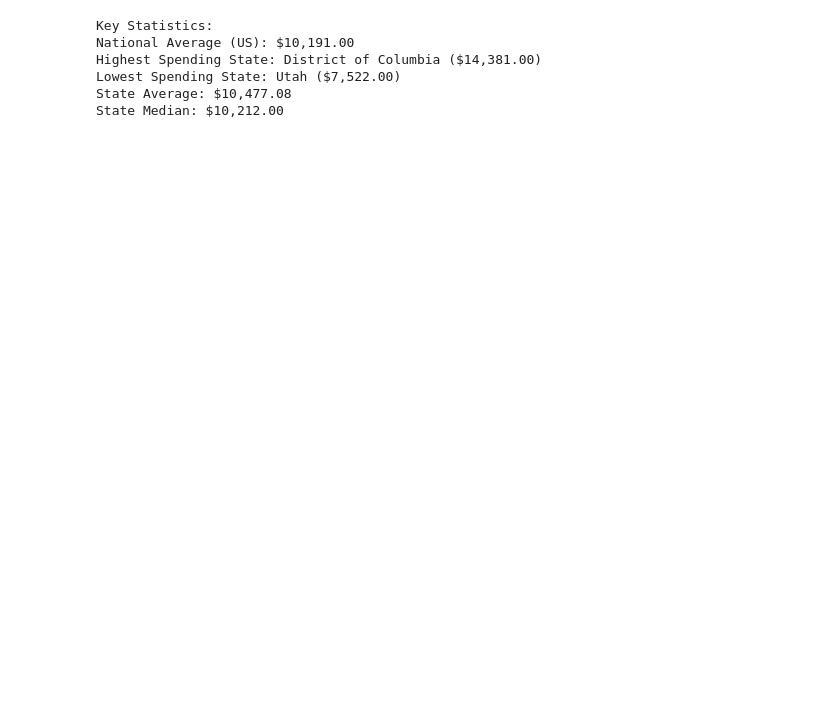
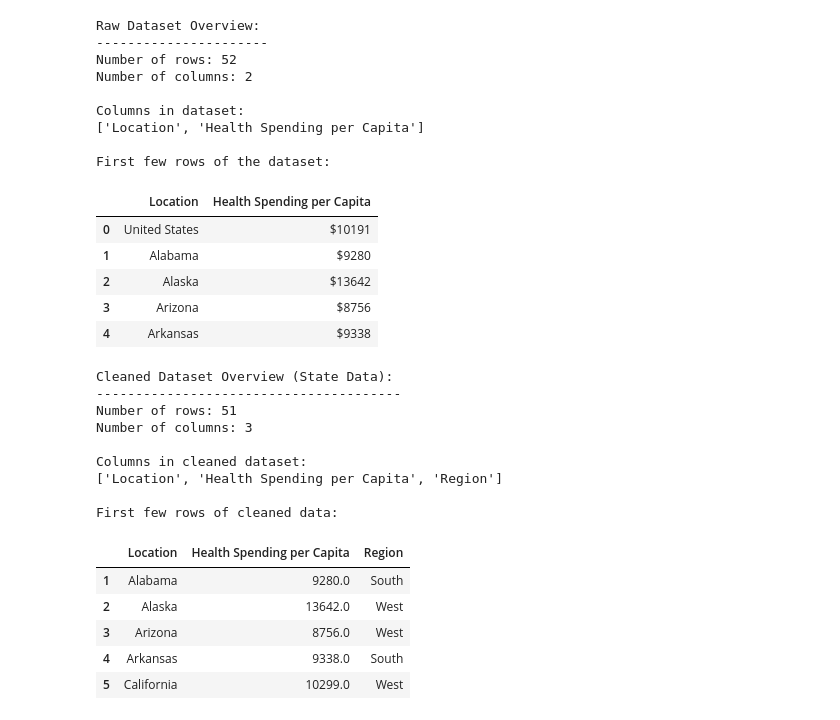
Before and after one commit to tunderscoreyler9/us-healthcare-cost-analysis, a Jupyter notebook: notebooks/01_data_loading.ipynb, the cells around one changed output. Drawn from its saved outputs; the diff is of its cells as text; code cells hidden in the pictures; blank space fills up the shorter version.

Commit message:
Refactoring exploratory analysis and redundant code; I have now encountered a new Value Error on cell 7, line 8. Need to check it out

```diff
--- a/notebooks/01_data_loading.ipynb
+++ b/notebooks/01_data_loading.ipynb
@@ -91,16 +1,62 @@ plt.show()
-# %%
-# Calculate some basic statistics
-us_spending = df[df['Location'] == 'United States']['Health Spending per Capita'].values[0]
-print("\nKey Statistics:")
-print(f"National Average (US): ${us_spending:,.2f}")
-print(f"Highest Spending State: {state_data['Location'].iloc[-1]} (${state_data['Health Spending per Capita'].max():,.2f})")
-print(f"Lowest Spending State: {state_data['Location'].iloc[0]} (${state_data['Health Spending per Capita'].min():,.2f})")
-print(f"State Average: ${state_data['Health Spending per Capita'].mean():,.2f}")
-print(f"State Median: ${state_data['Health Spending per Capita'].median():,.2f}")
-# %% [output]
-Key Statistics:
-National Average (US): $10,191.00
-Highest Spending State: District of Columbia ($14,381.00)
-Lowest Spending State: Utah ($7,522.00)
-State Average: $10,477.08
-State Median: $10,212.00
+# %%
+# Import necessary libraries and the data loader
+import pandas as pd
+import matplotlib.pyplot as plt
+import seaborn as sns
+import sys
+sys.path.append('../src/data')
+from data_loader import load_and_prepare_data, regions  # Import the refactored data loader
+
+# Call the data loader
+df, state_data, us_average, raw_df = load_and_prepare_data()
+
+# Validate the raw dataset
+print("Raw Dataset Overview:")
+print("----------------------")
+print(f"Number of rows: {len(raw_df)}")
+print(f"Number of columns: {len(raw_df.columns)}")
+print("\nColumns in dataset:")
+print(raw_df.columns.tolist())
+print("\nFirst few rows of the dataset:")
+display(raw_df.head())
+
+# Validate the cleaned dataset
+print("\nCleaned Dataset Overview (State Data):")
+print("---------------------------------------")
+print(f"Number of rows: {len(state_data)}")
+print(f"Number of columns: {len(state_data.columns)}")
+print("\nColumns in cleaned dataset:")
+print(state_data.columns.tolist())
+print("\nFirst few rows of cleaned data:")
+display(state_data.head())
+# %% [output]
+Raw Dataset Overview:
+----------------------
+Number of rows: 52
+Number of columns: 2
+
+Columns in dataset:
+['Location', 'Health Spending per Capita']
+
+First few rows of the dataset:
+|  | Location | Health Spending per Capita |
+| 0 | United States | $10191 |
+| 1 | Alabama | $9280 |
+| 2 | Alaska | $13642 |
+| 3 | Arizona | $8756 |
+| 4 | Arkansas | $9338 |
+Cleaned Dataset Overview (State Data):
+---------------------------------------
+Number of rows: 51
+Number of columns: 3
+
+Columns in cleaned dataset:
+['Location', 'Health Spending per Capita', 'Region']
+
+First few rows of cleaned data:
+|  | Location | Health Spending per Capita | Region |
+| 1 | Alabama | 9280.0 | South |
+| 2 | Alaska | 13642.0 | West |
+| 3 | Arizona | 8756.0 | West |
+| 4 | Arkansas | 9338.0 | South |
+| 5 | California | 10299.0 | West |
```
Also changed, not shown: parts of 6 cells of this notebook, 2 other files.
